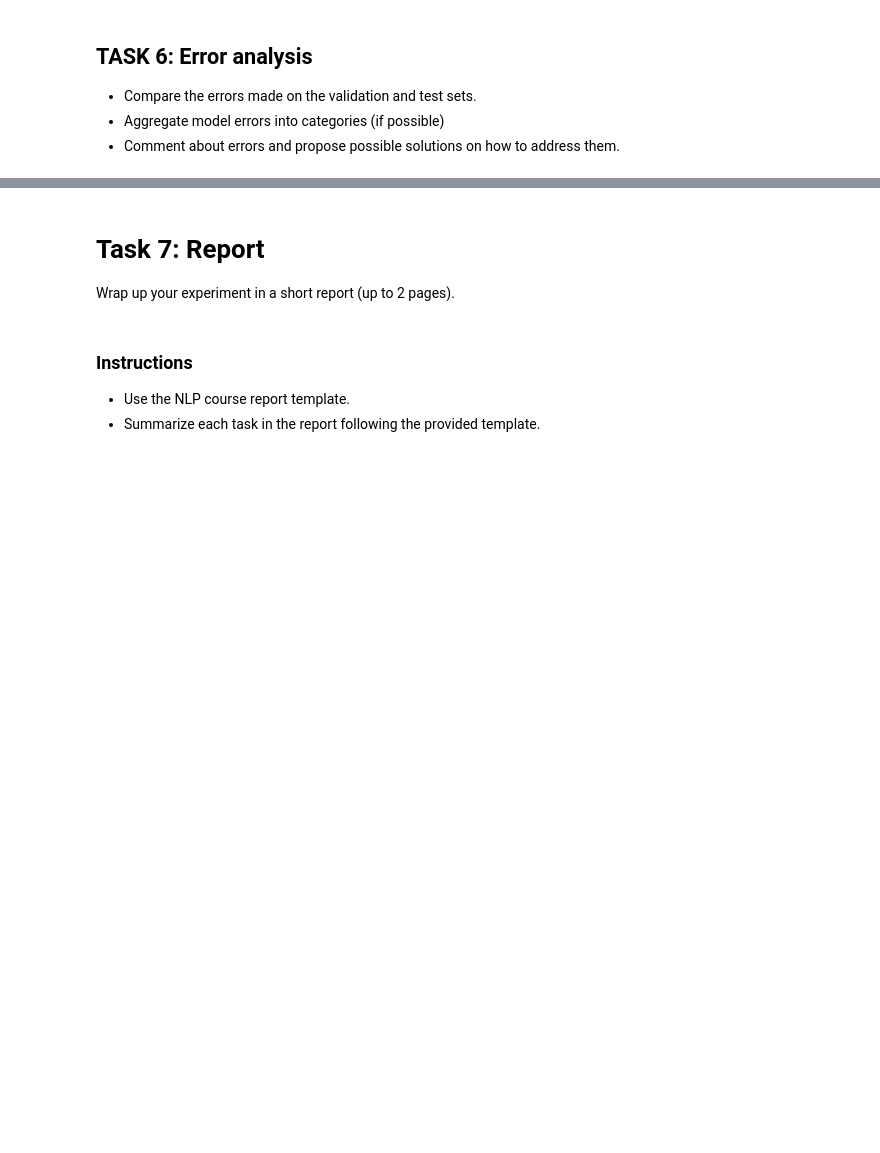
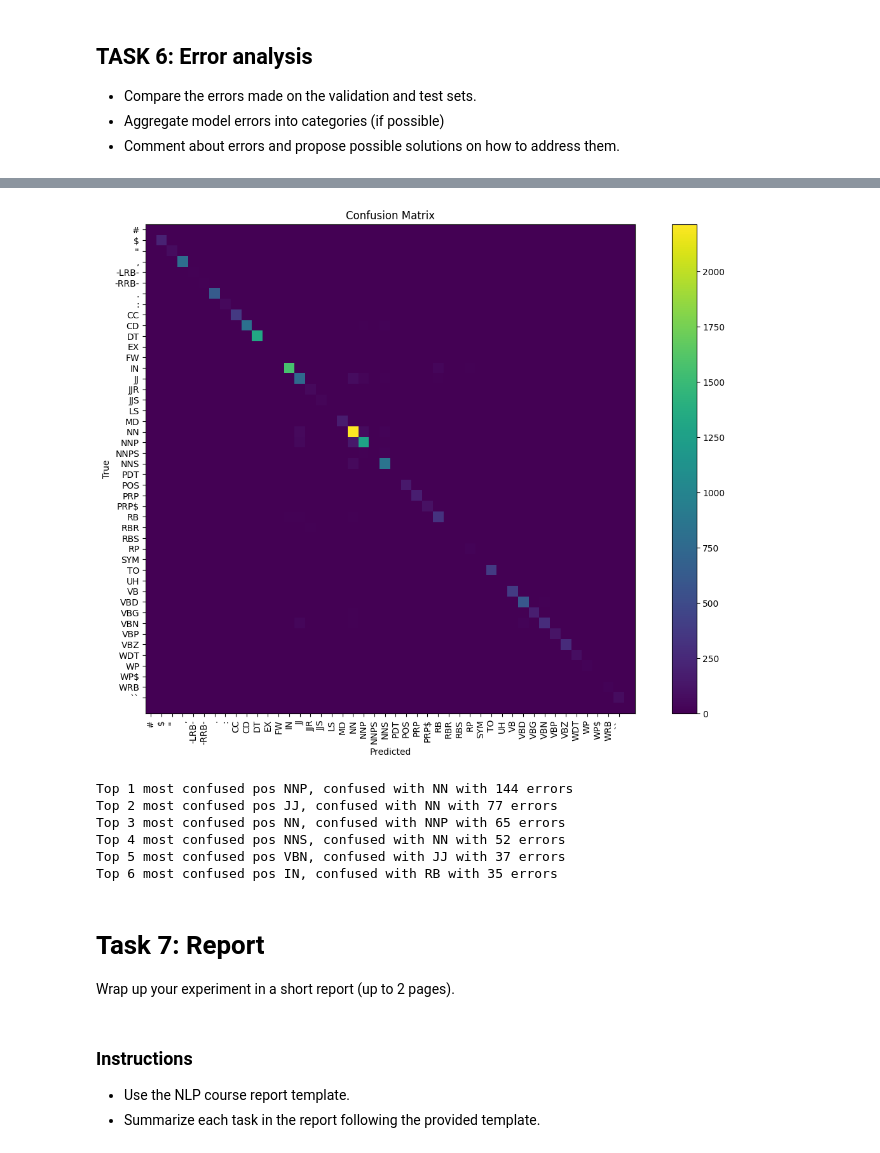
Before and after one commit to alessandrablasioli/NLP, a Jupyter notebook: A1/A1.ipynb, the cells around one changed output, grey strips where cells are left out. Saved outputs shown, nothing was run; the diff lists cells and outputs as text; code cells hidden in the pictures; blank space fills up the shorter version.

```diff
--- a/A1/A1.ipynb
+++ b/A1/A1.ipynb
@@ -802,3 +873,63 @@ val_f1_scores
+# %%
+from torchmetrics.classification import MulticlassConfusionMatrix
+
+confusion_matrix_metric = MulticlassConfusionMatrix(num_classes=best_model.output_dim)
+
+y_pred_class = torch.argmax(y_pred, dim=1)
+pred_to_plot = y_pred_class[y_true != pos_padding_value]
+true_to_plot = y_true[y_true != pos_padding_value]
+
+confusion_matrix = confusion_matrix_metric(pred_to_plot, true_to_plot)
+
+# plot confusion matrix
+plt.figure(figsize=(15, 10))
+plt.title("Confusion Matrix")
+plt.xlabel("Predicted")
+plt.ylabel("True")
+plt.imshow(confusion_matrix)
+plt.colorbar()
+plt.xticks(range(best_model.output_dim - 1), pos_vocab.get_itos()[:-1])
+plt.yticks(range(best_model.output_dim - 1), pos_vocab.get_itos()[:-1])
+# x ticks labels vertical
+plt.xticks(rotation=90)
+
+plt.show()
+# %% [output]
+[figure, added]
+# %%
+# Find the maximum value outside the diagonal
+
+confused_pos = {}
+
+for i in range(best_model.output_dim):
+    if i in punctuation_and_symbol_pos or i == pos_padding_value:
+        continue
+
+    temp_row = confusion_matrix[i]
+    temp_row[i] = -1
+
+    # find the pos that is most confused with the current pos
+    max_pos = torch.argmax(temp_row)
+
+    confused_pos[pos_vocab.lookup_token(i)] = {
+        "confused_with": pos_vocab.lookup_token(max_pos),
+        "n_errors": temp_row[max_pos].item()
+    }
+
+    # print(f"Most confused pos for {pos_vocab.lookup_token(i)} is {pos_vocab.lookup_token(max_pos)}, with {temp_row[max_pos].item()} errors")
+
+top_k_most_confused = 6
+most_confused = sorted(confused_pos.items(), key=lambda x: x[1]["n_errors"], reverse=True)[:top_k_most_confused]
+
+for i, (pos, info) in enumerate(most_confused):
+    print(f"Top {i + 1} most confused pos {pos}, confused with {info['confused_with']} with {info['n_errors']} errors")
+# %% [output]
+Top 1 most confused pos NNP, confused with NN with 144 errors
+Top 2 most confused pos JJ, confused with NN with 77 errors
+Top 3 most confused pos NN, confused with NNP with 65 errors
+Top 4 most confused pos NNS, confused with NN with 52 errors
+Top 5 most confused pos VBN, confused with JJ with 37 errors
+Top 6 most confused pos IN, confused with RB with 35 errors
 # %% [markdown]
 # Task 7: Report
 
```
Also changed, not shown: parts of 16 cells of this notebook, 15 other files.
